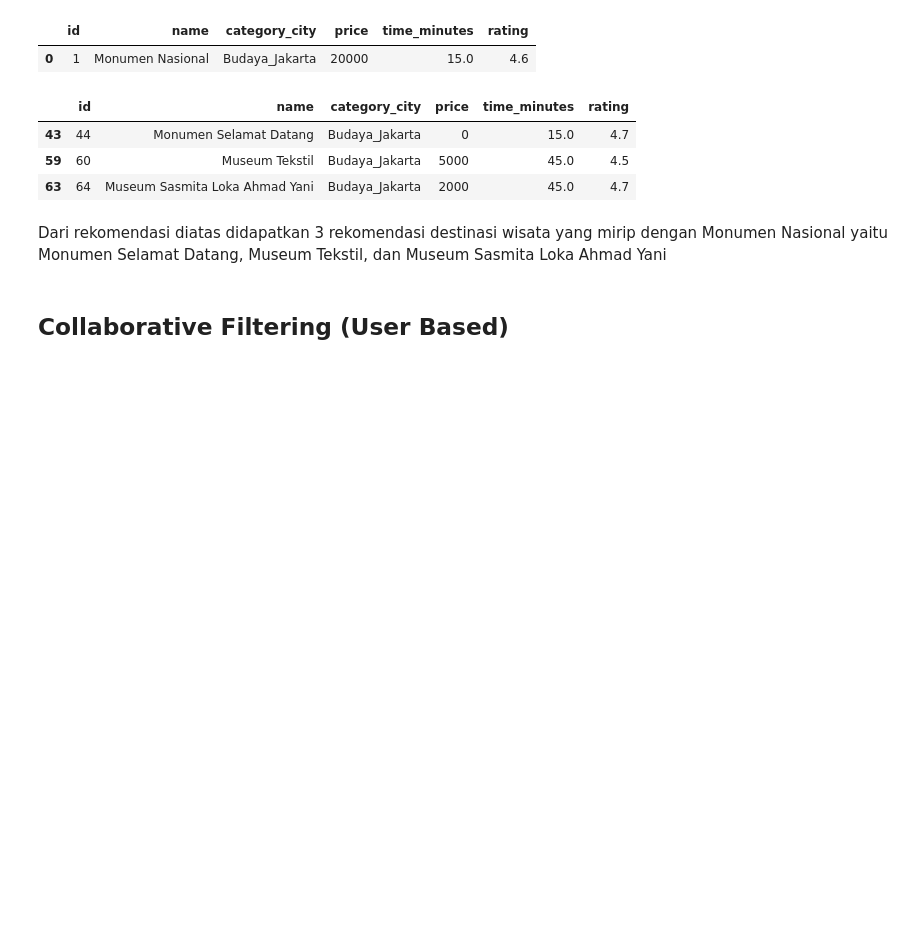
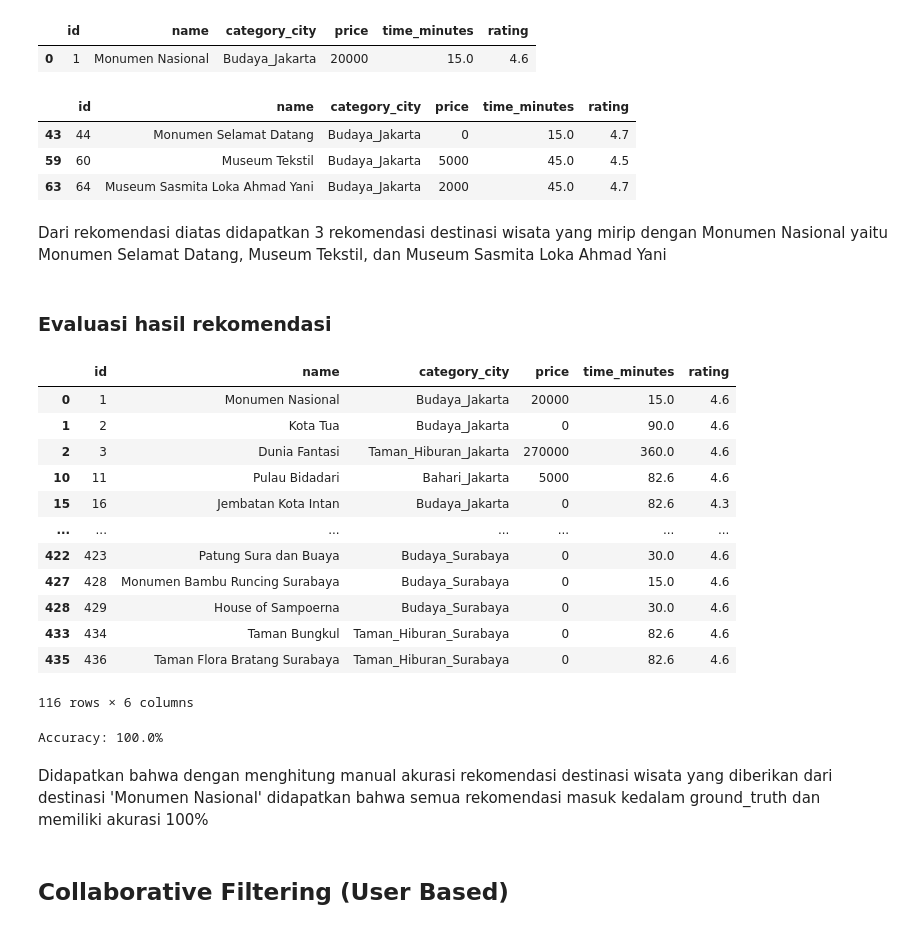
Before and after one commit to meikotrip/java-destination-recommendation_system, a Jupyter notebook: Java_Destination_Recommendation_System_.ipynb, the cells around one changed output. Cells and saved outputs as stored; diff of their text form; code cells hidden in the pictures; blank space fills up the shorter version.

```diff
--- a/Java_Destination_Recommendation_System_.ipynb
+++ b/Java_Destination_Recommendation_System_.ipynb
@@ -711,6 +711,39 @@ recommend_items('Monumen Nasional')
 | 63 | 64 | Museum Sasmita Loka Ahmad Yani | Budaya_Jakarta | 2000 | 45.0 | 4.7 |
 # %% [markdown]
 Dari rekomendasi diatas didapatkan 3 rekomendasi destinasi wisata yang mirip dengan Monumen Nasional yaitu Monumen Selamat Datang, Museum Tekstil, dan Museum Sasmita Loka Ahmad Yani
+# %% [markdown]
+### Evaluasi hasil rekomendasi
+# %%
+# mencari ground_truth dari data 'Monumen Nasional'
+ground_truth = data[(data['category_city'] == 'Budaya_Jakarta') | (data['price'] == 20000) | (data['time_minutes'] == 15.0) | (data['rating'] == 4.6)]
+ground_truth
+# %% [output]
+|  | id | name | category_city | price | time_minutes | rating |
+| 0 | 1 | Monumen Nasional | Budaya_Jakarta | 20000 | 15.0 | 4.6 |
+| 1 | 2 | Kota Tua | Budaya_Jakarta | 0 | 90.0 | 4.6 |
+| 2 | 3 | Dunia Fantasi | Taman_Hiburan_Jakarta | 270000 | 360.0 | 4.6 |
+| 10 | 11 | Pulau Bidadari | Bahari_Jakarta | 5000 | 82.6 | 4.6 |
+| 15 | 16 | Jembatan Kota Intan | Budaya_Jakarta | 0 | 82.6 | 4.3 |
+| ... | ... | ... | ... | ... | ... | ... |
+| 422 | 423 | Patung Sura dan Buaya | Budaya_Surabaya | 0 | 30.0 | 4.6 |
+| 427 | 428 | Monumen Bambu Runcing Surabaya | Budaya_Surabaya | 0 | 15.0 | 4.6 |
+| 428 | 429 | House of Sampoerna | Budaya_Surabaya | 0 | 30.0 | 4.6 |
+| 433 | 434 | Taman Bungkul | Taman_Hiburan_Surabaya | 0 | 82.6 | 4.6 |
+| 435 | 436 | Taman Flora Bratang Surabaya | Taman_Hiburan_Surabaya | 0 | 82.6 | 4.6 |
+116 rows × 6 columns
+# %%
+# Fungsi hitung akurasi rekomendasi
+def calculate_accuracy(recommendations, ground_truth):
+    correct_recommendations = recommendations[recommendations['name'].isin(ground_truth['name'])]
+    accuracy = len(correct_recommendations) / len(recommendations) * 100
+    return accuracy
+
+accuracy = calculate_accuracy(recommend_items('Monumen Nasional'), ground_truth)
+print(f'Accuracy: {accuracy}%')
+# %% [output]
+Accuracy: 100.0%
+# %% [markdown]
+Didapatkan bahwa dengan menghitung manual akurasi rekomendasi destinasi wisata yang diberikan dari destinasi 'Monumen Nasional' didapatkan bahwa semua rekomendasi masuk kedalam ground_truth dan memiliki akurasi 100%
 # %% [markdown]
 ## Collaborative Filtering (User Based)
 # %%
```
Also changed, not shown: parts of 5 cells of this notebook, 2 other files.
